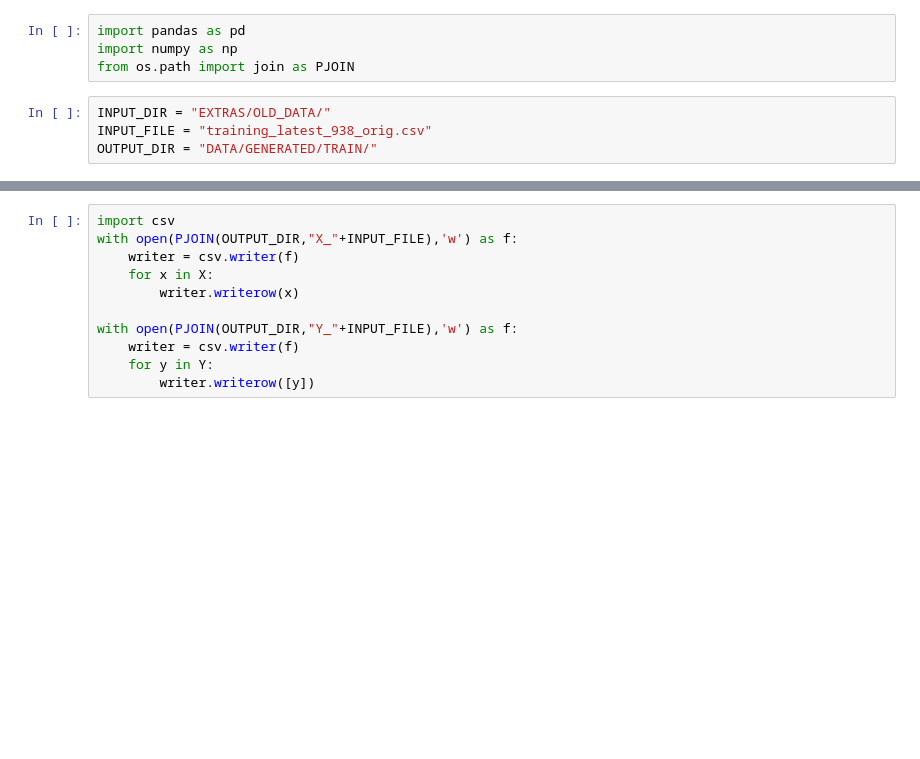
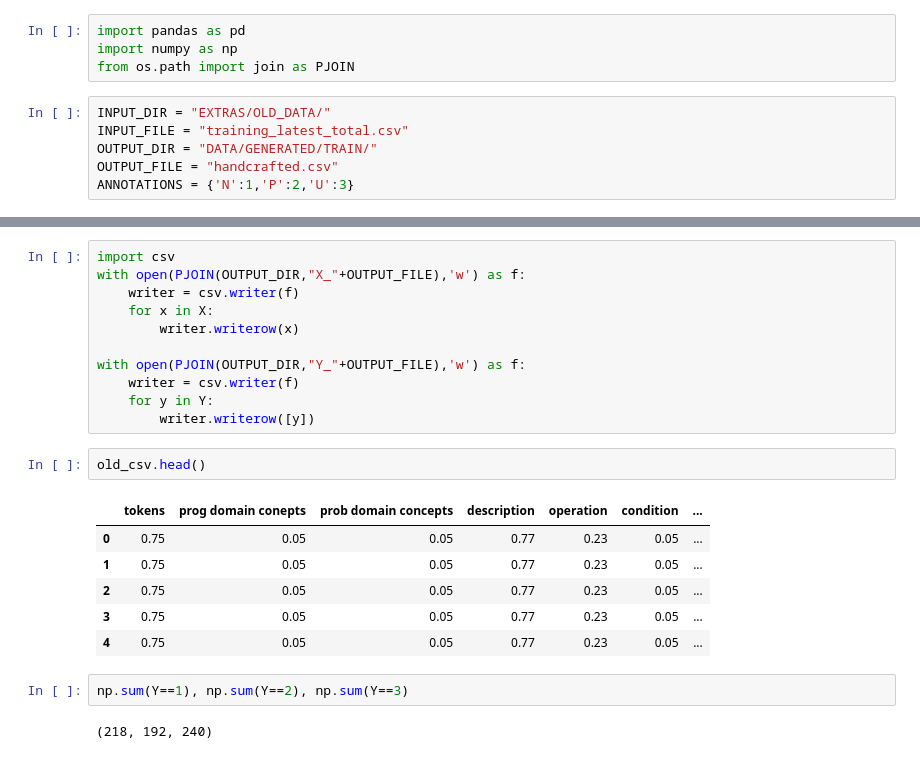
Before and after one commit to ayushbansal07/UsefulnessOfComments, a Jupyter notebook: ML/ProcessOldData.ipynb, the cells around one changed output, grey strips where cells are left out. Cells and saved outputs as stored; diff of their text form; blank space fills up the shorter version.

```diff
--- a/ML/ProcessOldData.ipynb
+++ b/ML/ProcessOldData.ipynb
@@ -4,8 +4,10 @@ import numpy as np
 from os.path import join as PJOIN
 # %%
 INPUT_DIR = "EXTRAS/OLD_DATA/"
-INPUT_FILE = "training_latest_938_orig.csv"
+INPUT_FILE = "training_latest_total.csv"
 OUTPUT_DIR = "DATA/GENERATED/TRAIN/"
+OUTPUT_FILE = "handcrafted.csv"
+ANNOTATIONS = {'N':1,'P':2,'U':3}
 # %%
 old_csv = pd.read_csv(PJOIN(INPUT_DIR, INPUT_FILE))
 old_np = np.array(old_csv)
@@ -24,11 +27,24 @@ X.shape, Y.shape, np.sum((Y==1) + (Y==2) + (Y==3))
 # %%
 import csv
-with open(PJOIN(OUTPUT_DIR,"X_"+INPUT_FILE),'w') as f:
+with open(PJOIN(OUTPUT_DIR,"X_"+OUTPUT_FILE),'w') as f:
     writer = csv.writer(f)
     for x in X:
         writer.writerow(x)
 
-with open(PJOIN(OUTPUT_DIR,"Y_"+INPUT_FILE),'w') as f:
+with open(PJOIN(OUTPUT_DIR,"Y_"+OUTPUT_FILE),'w') as f:
     writer = csv.writer(f)
     for y in Y:
         writer.writerow([y])
+# %%
+old_csv.head()
+# %% [output]
+|  | tokens | prog domain conepts | prob domain concepts | description | operation | condition | ... |
+| 0 | 0.75 | 0.05 | 0.05 | 0.77 | 0.23 | 0.05 | ... |
+| 1 | 0.75 | 0.05 | 0.05 | 0.77 | 0.23 | 0.05 | ... |
+| 2 | 0.75 | 0.05 | 0.05 | 0.77 | 0.23 | 0.05 | ... |
+| 3 | 0.75 | 0.05 | 0.05 | 0.77 | 0.23 | 0.05 | ... |
+| 4 | 0.75 | 0.05 | 0.05 | 0.77 | 0.23 | 0.05 | ... |
+# %%
+np.sum(Y==1), np.sum(Y==2), np.sum(Y==3)
+# %% [output]
+(218, 192, 240)
```
Also changed, not shown: parts of 3 cells of this notebook, 23 other files.
